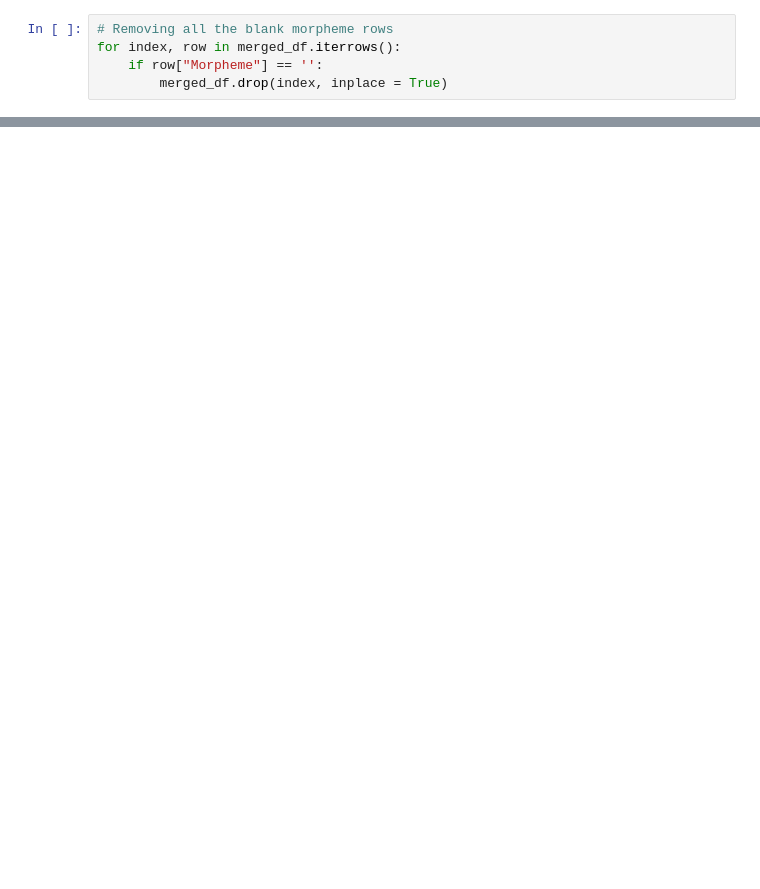
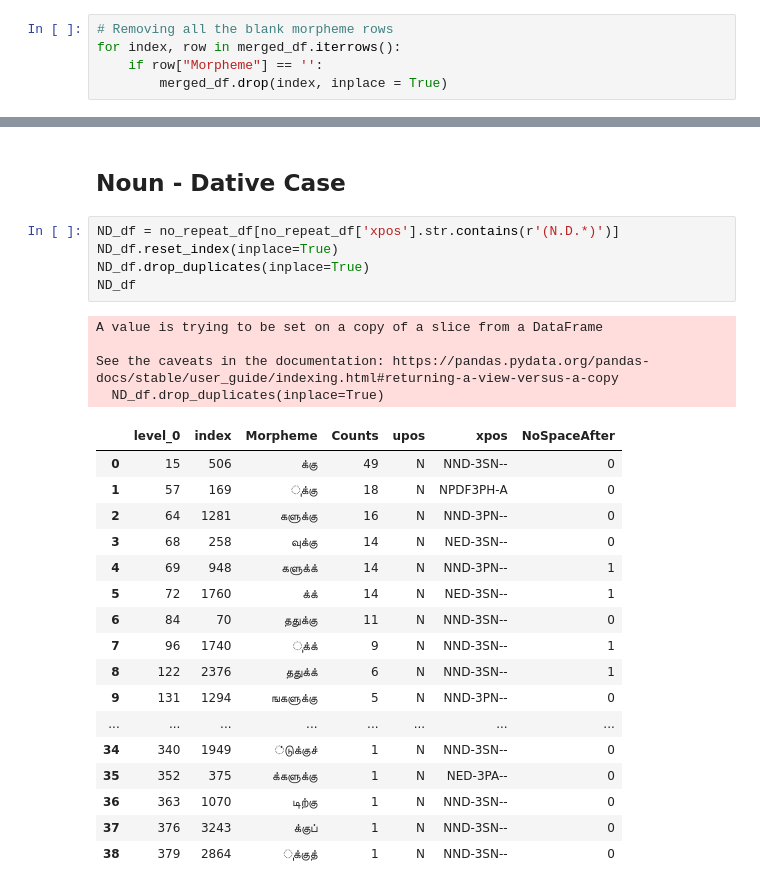
Before and after one commit to Kee2u/Deciphering_the_Indus_Valley_Script, a Jupyter notebook: Tamil_Morpheme_List.ipynb, the cells around one changed output, grey strips where cells are left out. Drawn from its saved outputs; the diff is of its cells as text; blank space fills up the shorter version.

```diff
--- a/Tamil_Morpheme_List.ipynb
+++ b/Tamil_Morpheme_List.ipynb
@@ -238,0 +273,29 @@ no_repeat_df = root_df.drop_duplicates(subset = ['Morpheme'])
+# %% [markdown]
+## Noun - Dative Case
+# %%
+ND_df = no_repeat_df[no_repeat_df['xpos'].str.contains(r'(N.D.*)')]
+ND_df.reset_index(inplace=True)
+ND_df.drop_duplicates(inplace=True)
+ND_df
+# %% [output]
+A value is trying to be set on a copy of a slice from a DataFrame
+
+See the caveats in the documentation: https://pandas.pydata.org/pandas-docs/stable/user_guide/indexing.html#returning-a-view-versus-a-copy
+  ND_df.drop_duplicates(inplace=True)
+|  | level_0 | index | Morpheme | Counts | upos | xpos | NoSpaceAfter |
+| 0 | 15 | 506 | க்கு | 49 | N | NND-3SN-- | 0 |
+| 1 | 57 | 169 | ுக்கு | 18 | N | NPDF3PH-A | 0 |
+| 2 | 64 | 1281 | களுக்கு | 16 | N | NND-3PN-- | 0 |
+| 3 | 68 | 258 | வுக்கு | 14 | N | NED-3SN-- | 0 |
+| 4 | 69 | 948 | களுக்க் | 14 | N | NND-3PN-- | 1 |
+| 5 | 72 | 1760 | க்க் | 14 | N | NED-3SN-- | 1 |
+| 6 | 84 | 70 | ததுக்கு | 11 | N | NND-3SN-- | 0 |
+| 7 | 96 | 1740 | ுக்க் | 9 | N | NND-3SN-- | 1 |
+| 8 | 122 | 2376 | ததுக்க் | 6 | N | NND-3SN-- | 1 |
+| 9 | 131 | 1294 | ஙகளுக்கு | 5 | N | NND-3PN-- | 0 |
+| ... | ... | ... | ... | ... | ... | ... | ... |
+| 34 | 340 | 1949 | ்டுக்குச் | 1 | N | NND-3SN-- | 0 |
+| 35 | 352 | 375 | க்களுக்கு | 1 | N | NED-3PA-- | 0 |
+| 36 | 363 | 1070 | டிற்கு | 1 | N | NND-3SN-- | 0 |
+| 37 | 376 | 3243 | க்குப் | 1 | N | NND-3SN-- | 0 |
+| 38 | 379 | 2864 | ுக்குத் | 1 | N | NND-3SN-- | 0 |
```
Also changed, not shown: parts of 16 cells of this notebook.
